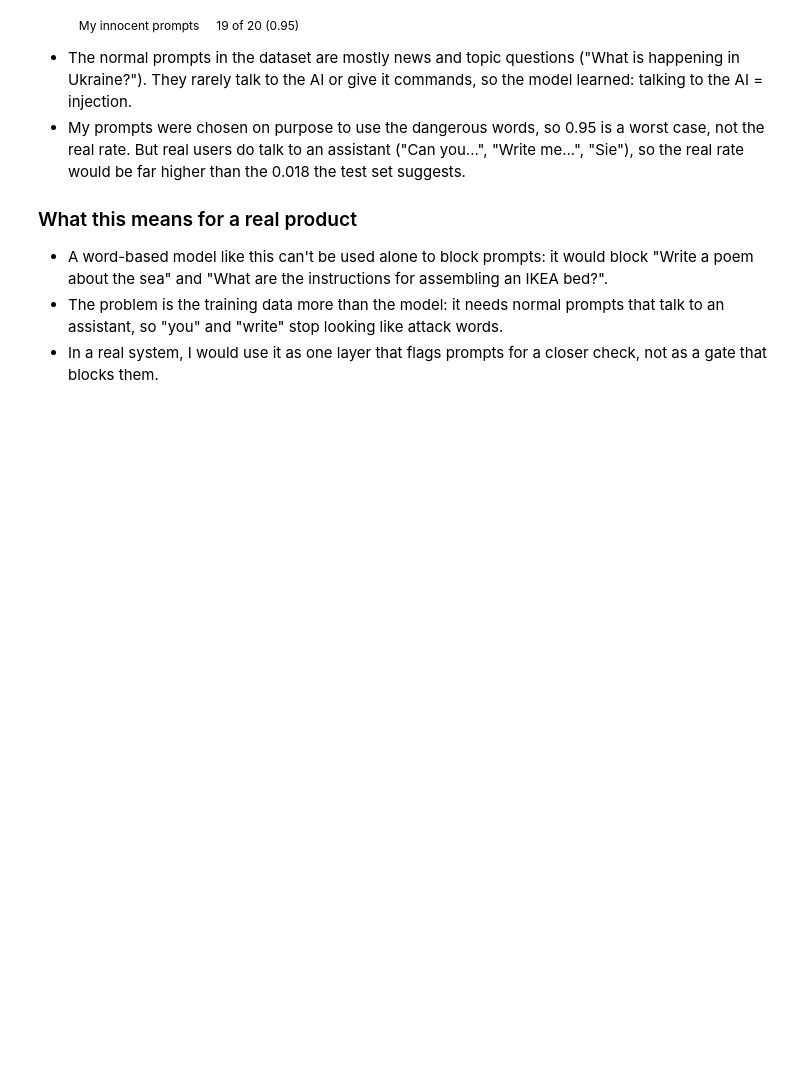
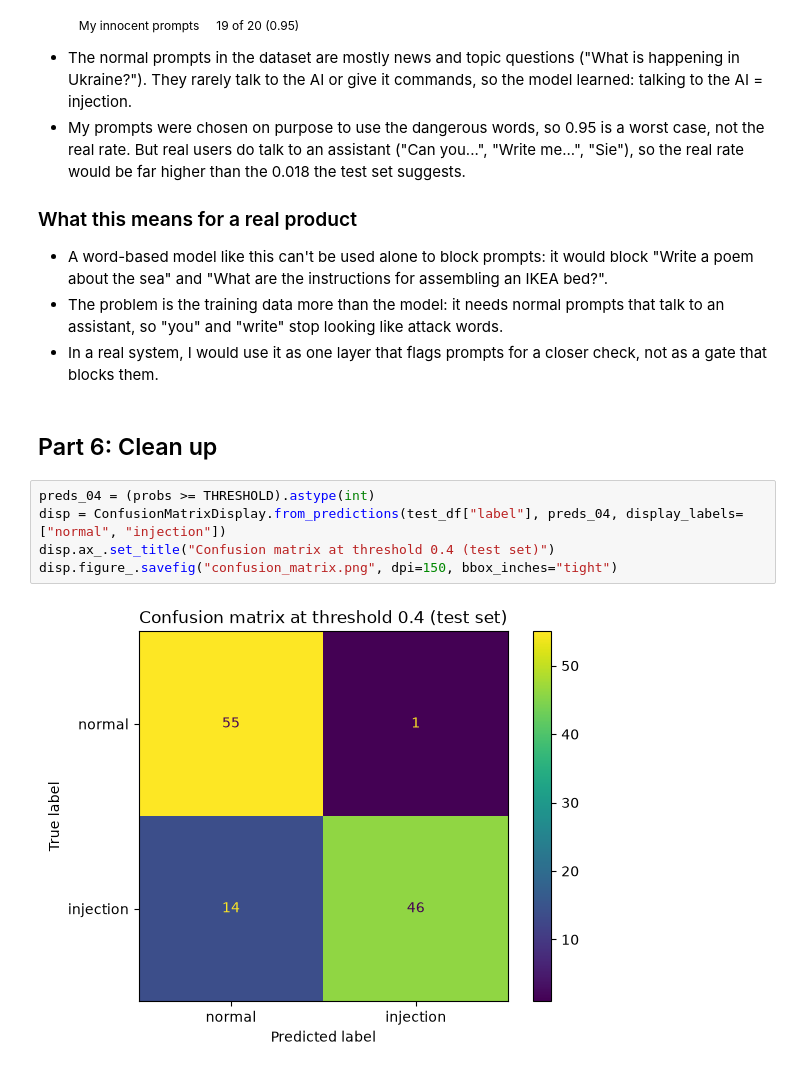
Before and after one commit to itamarsha27/prompt-injection-detector, a Jupyter notebook: detector.ipynb, the cells around one changed output. Drawn from its saved outputs; the diff is of its cells as text; blank space fills up the shorter version.

```diff
--- a/detector.ipynb
+++ b/detector.ipynb
@@ -779,3 +779,12 @@ display(word_contributions("Can you write a short birthday message for my sister
 - A word-based model like this can't be used alone to block prompts: it would block "Write a poem about the sea" and "What are the instructions for assembling an IKEA bed?".
 - The problem is the training data more than the model: it needs normal prompts that talk to an assistant, so "you" and "write" stop looking like attack words.
 - In a real system, I would use it as one layer that flags prompts for a closer check, not as a gate that blocks them.
+# %% [markdown]
+## Part 6: Clean up
+# %%
+preds_04 = (probs >= THRESHOLD).astype(int)
+disp = ConfusionMatrixDisplay.from_predictions(test_df["label"], preds_04, display_labels=["normal", "injection"])
+disp.ax_.set_title("Confusion matrix at threshold 0.4 (test set)")
+disp.figure_.savefig("confusion_matrix.png", dpi=150, bbox_inches="tight")
+# %% [output]
+[figure, added]
```
Also changed, not shown: parts of 1 cell of this notebook, 1 other file.
